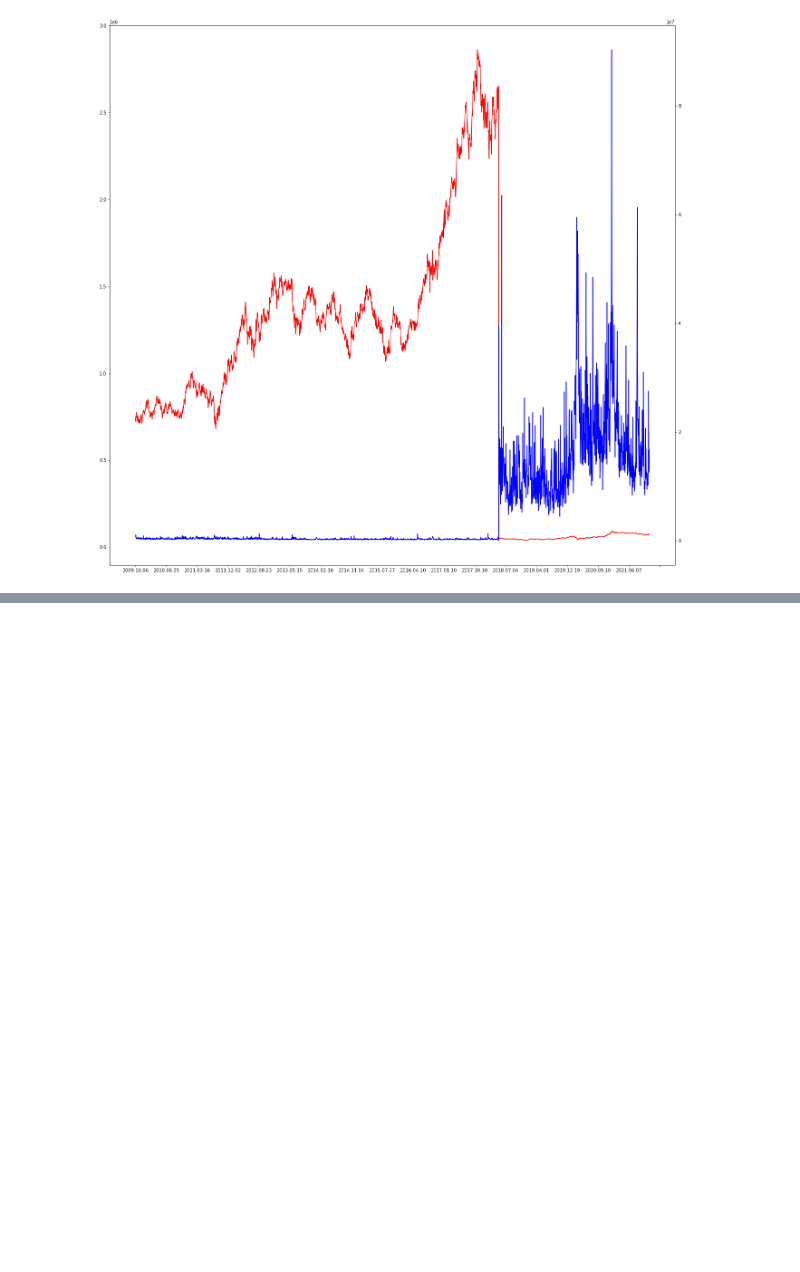
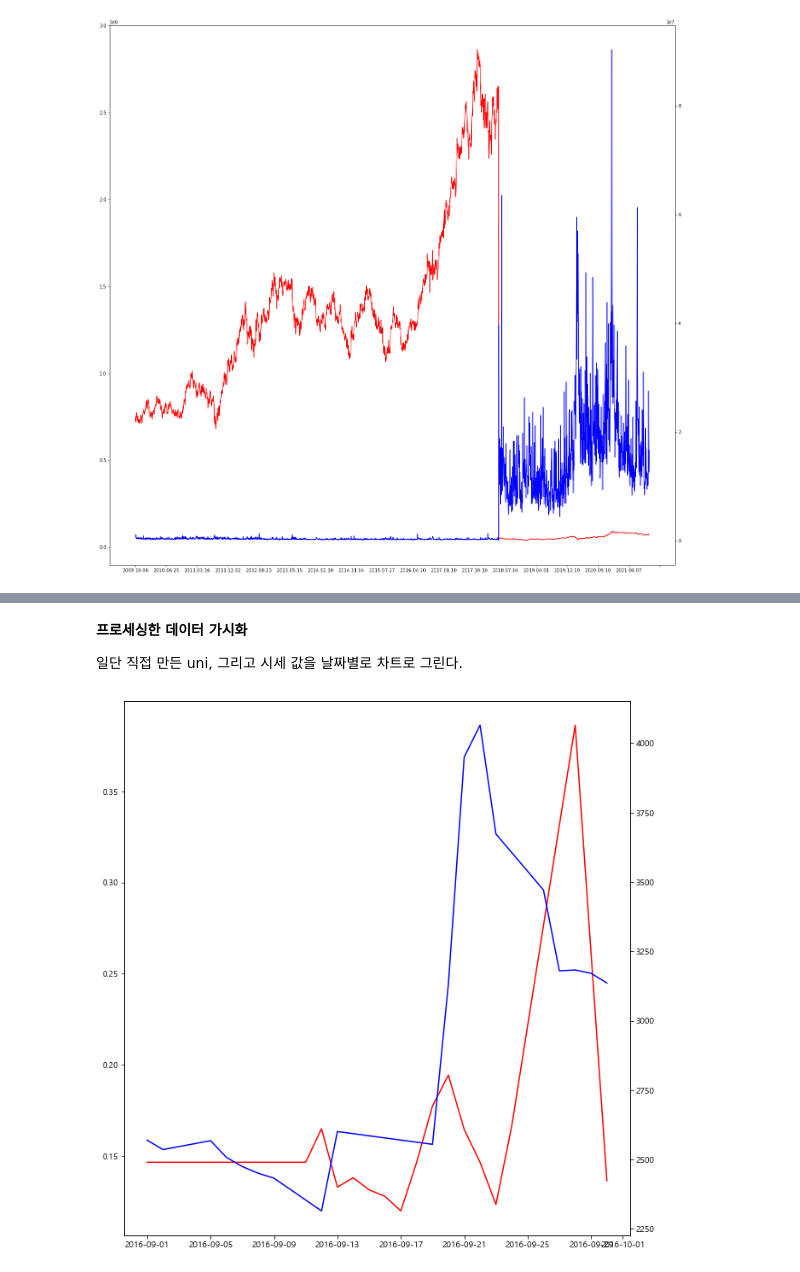
Before and after one commit to lhwlord/Data_Analysis_project, a Jupyter notebook: 프로젝트.ipynb, the cells around one changed output, grey strips where cells are left out. Saved outputs shown, nothing was run; the diff lists cells and outputs as text; code cells hidden in the pictures; blank space fills up the shorter version.

```diff
--- a/프로젝트.ipynb
+++ b/프로젝트.ipynb
@@ -363,0 +422,21 @@ plt.show()
+# %%
+# 지진 데이터부터.
+idx = pd.date_range('2016-09-01', '2016-09-30')  # 범위.
+
+s = df_quake_process_uni_filtered_2016.set_index('date') # 인덱스 날짜로 지정.
+s
+
+t = s.reindex(idx, fill_value=np.nan) # 빈 날짜 행 추가, 값은 전부 결측치로 지정
+t
+
+df_tempp = t.interpolate() # 선형보간
+df_tempp
+
+df_data_temp = df_tempp.copy()
+#앞쪽 값이 결측치로 계속 남아있으므로, 직접 데이터에서 찾아서 중앙에 위치하는 값을 임의로 넣는다 : 2.2, 15, 0.146667.
+for i in range(11) :
+    df_data_temp.iloc[i, 0] = 2
+    df_data_temp.iloc[i, 1] = 15
+    df_data_temp.iloc[i, 2] = 0.146667
+
+df_data_temp
@@ -363,0 +461,11 @@ plt.show()
+# %%
+# 이번엔 주식 테이블이다.
+
+u = df_quake_mean_filtered_2016.set_index('date') # 인덱스 날짜로 지정.
+u
+
+v = u.reindex(idx, fill_value=np.nan) # 빈 날짜 행 추가, 값은 전부 결측치로 지정
+v
+
+df_sise_temp = v.interpolate() # 선형보간
+df_sise_temp
@@ -363,0 +490,19 @@ plt.show()
+# %% [markdown]
+**프로세싱한 데이터 가시화**
+
+일단 직접 만든 uni, 그리고 시세 값을 날짜별로 차트로 그린다.
+# %%
+# 가시화.
+fig, ax1 = plt.subplots()
+ax1.plot(df_data_temp.index, df_data_temp.uni, color='red')
+ax1.tick_params(axis='y')
+
+ax2 = ax1.twinx()
+ax2.plot(df_sise_temp.index, df_sise_temp.sise, color='blue')
+ax2.tick_params(axis='y')
+
+fig.tight_layout()
+fig.set_size_inches(10, 10)
+plt.show()
+# %% [output]
+[figure, added]
```
Also changed, not shown: parts of 55 cells of this notebook, 3 other files.
